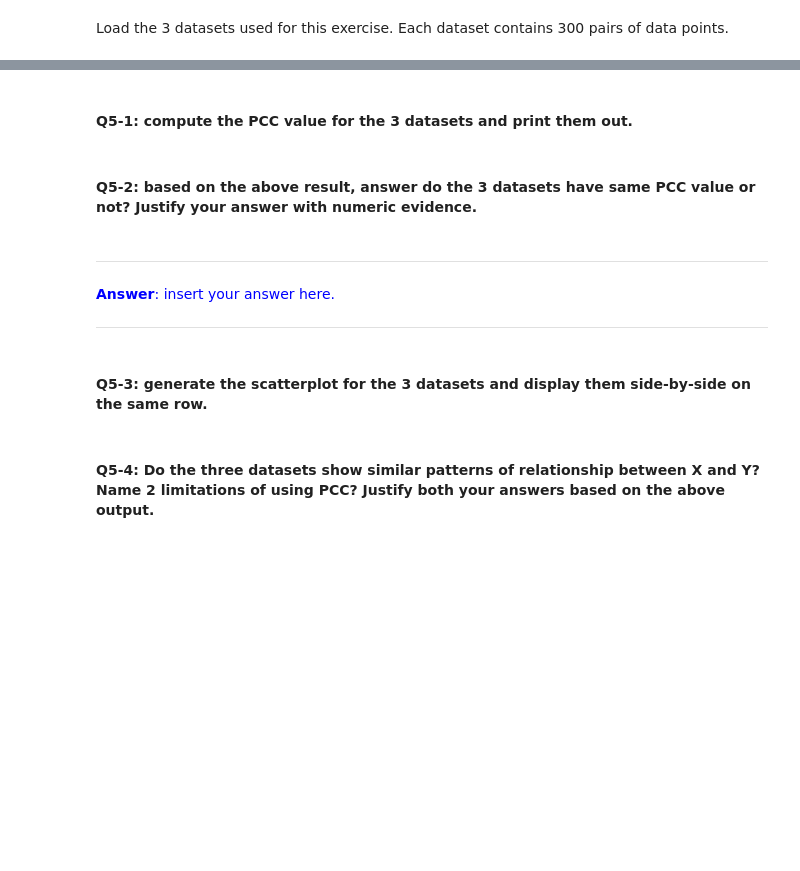
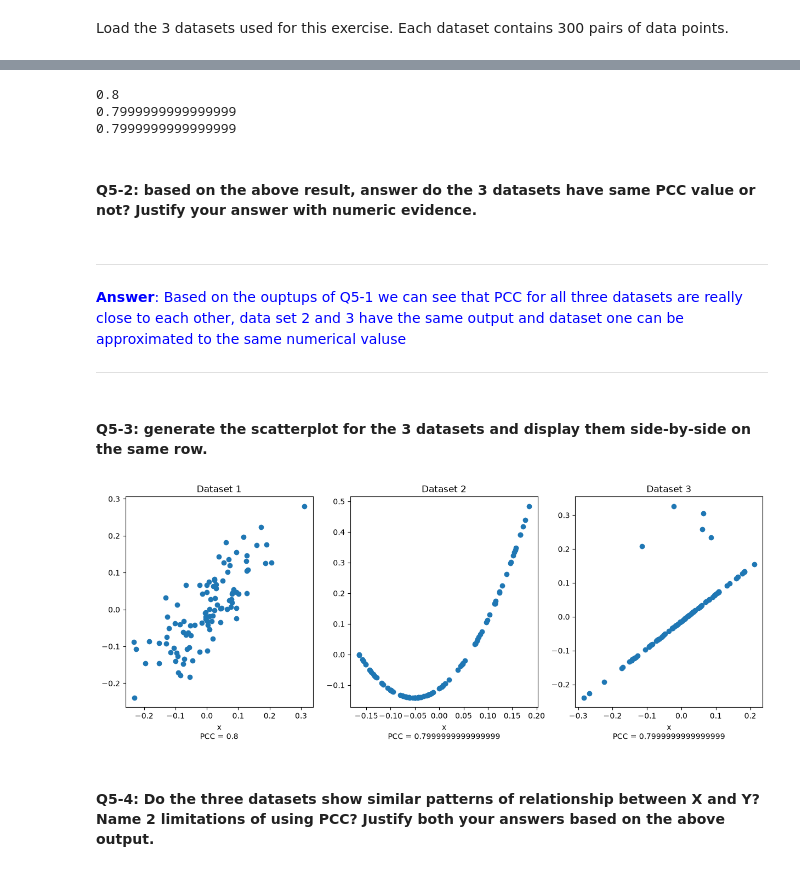
Before and after one commit to chikooooo/Statistics, a Jupyter notebook: Lab 2/TP2_Linear_Correlation.ipynb, the cells around one changed output, grey strips where cells are left out. Saved outputs shown, nothing was run; the diff lists cells and outputs as text; code cells hidden in the pictures; blank space fills up the shorter version.

```diff
--- a/Lab 2/TP2_Linear_Correlation.ipynb
+++ b/Lab 2/TP2_Linear_Correlation.ipynb
@@ -469,14 +485,19 @@ df1.head(10)
-# %% [markdown]
-#### **Q5-1**: compute the PCC value for the 3 datasets and print them out.
 # %%
 # insert your code here
+print(df1['x'].corr(df1['y']))
+print(df2['x'].corr(df2['y']))
+print(df3['x'].corr(df3['y']))
+# %% [output]
+0.8
+0.7999999999999999
+0.7999999999999999
 # %% [markdown]
 #### **Q5-2**: based on the above result, answer do the 3 datasets have same PCC value or not? Justify your answer with numeric evidence.
 # %% [markdown]
 ----
 <div style="color:blue">
 
-**Answer**: insert your answer here.
+**Answer**: Based on the ouptups of Q5-1 we can see that PCC for all three datasets are really close to each other, data set 2 and 3 have the same output and dataset one can be approximated to the same numerical valuse
 
 </div>
 
@@ -485,6 +506,23 @@ df1.head(10)
 #### **Q5-3**: generate the scatterplot for the 3 datasets and display them side-by-side on the same row.
 # %%
 # insert your code here
+fig, axes = plt.subplots(1, 3, figsize=(15,5))
+
+axes[0].scatter(df1['x'], df1['y'])
+axes[0].set_title('Dataset 1')
+axes[0].set_xlabel(f"x\nPCC = {df1['x'].corr(df1['y'])}")
+
+axes[1].scatter(df2['x'], df2['y'])
+axes[1].set_title('Dataset 2')
+axes[1].set_xlabel(f"x\nPCC = {df2['x'].corr(df2['y'])}")
+
+axes[2].scatter(df3['x'], df3['y'])
+axes[2].set_title('Dataset 3')
+axes[2].set_xlabel(f"x\nPCC = {df3['x'].corr(df3['y'])}")
+
+plt.show()
+# %% [output]
+[figure, added]
 # %% [markdown]
 #### **Q5-4**: Do the three datasets show similar patterns of relationship between X and Y? Name 2 limitations of using PCC? Justify both your answers based on the above output.
 # %% [markdown]
```
Also changed, not shown: parts of 9 cells of this notebook, 1 other file.
